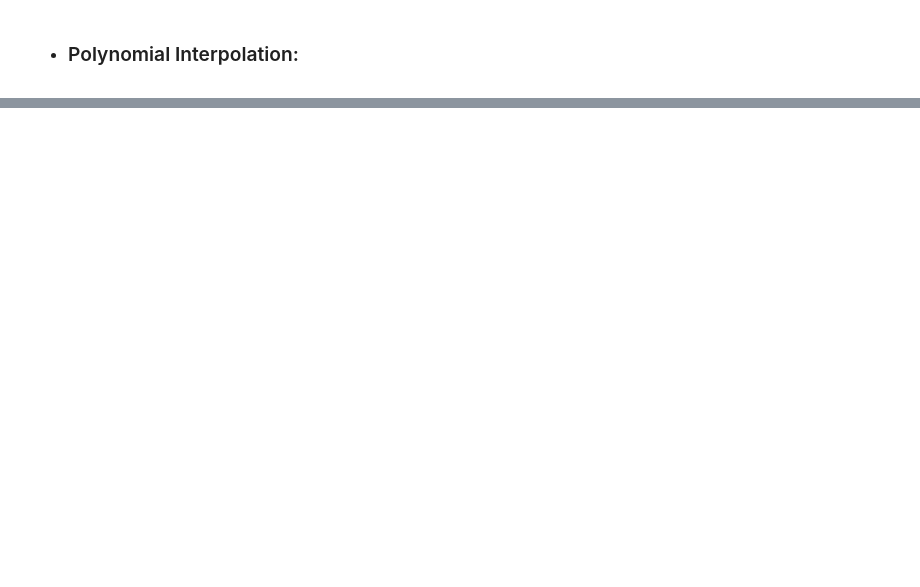
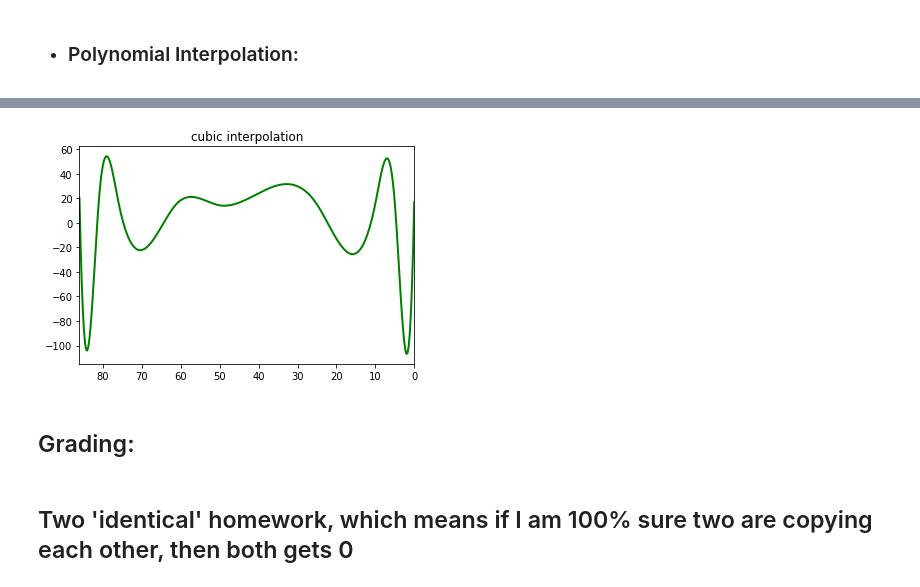
Before and after one commit to yy2792/numerical, a Jupyter notebook: interpolation/grading/Interpolation_Grading.ipynb, the cells around one changed output, grey strips where cells are left out. Cells and saved outputs as stored; diff of their text form; code cells hidden in the pictures; blank space fills up the shorter version.

```diff
--- a/interpolation/grading/Interpolation_Grading.ipynb
+++ b/interpolation/grading/Interpolation_Grading.ipynb
@@ -49,0 +122,3 @@ TypeError: 'module' object is not callable
+# %%
+#second derivative spline
+ci = cubic_spline.Cubic_itp(x, y, condition='ss', head=100, tail=100)
@@ -49,0 +129,6 @@ TypeError: 'module' object is not callable
+# %%
+ci.plot()
+# %% [output]
+[figure, added]
+# %% [markdown]
+## Grading:
@@ -49,0 +142,2 @@ TypeError: 'module' object is not callable
+# %% [markdown]
+## Two 'identical' homework, which means if I am 100% sure two are copying each other, then both gets 0
```
Also changed, not shown: parts of 17 cells of this notebook, 3 other files.
